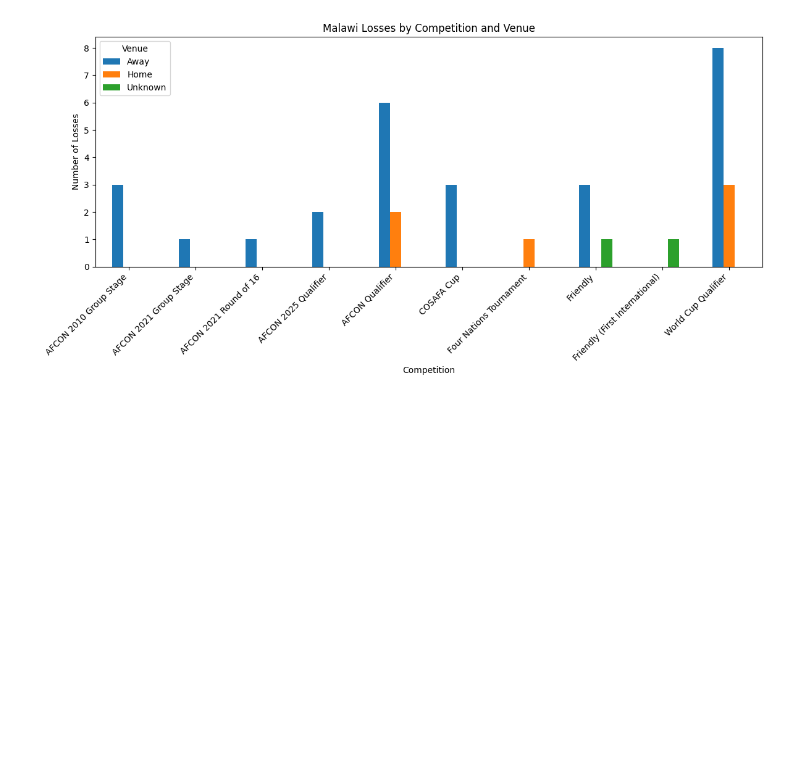
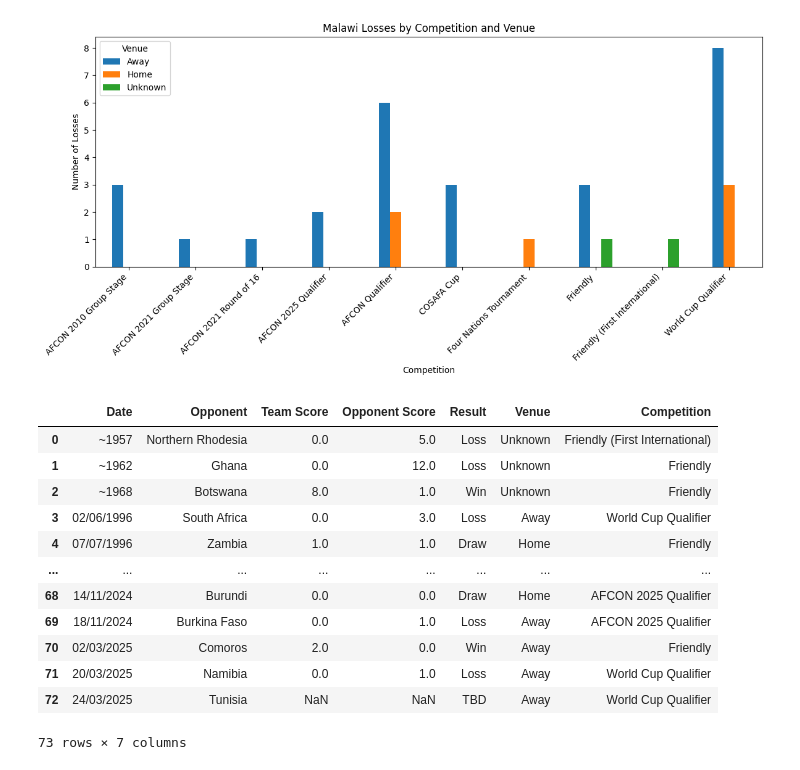
Before and after one commit to Victoire03/Malawi_National_Soccer_Team, a Jupyter notebook: Malawi_National_Soccer_Team.ipynb, the cells around one changed output. Drawn from its saved outputs; the diff is of its cells as text; code cells hidden in the pictures; blank space fills up the shorter version.

```diff
--- a/Malawi_National_Soccer_Team.ipynb
+++ b/Malawi_National_Soccer_Team.ipynb
@@ -63,3 +63,19 @@ plt.tight_layout()
 plt.show()
 # %% [output]
 [figure]
+# %%
+df
+# %% [output]
+|  | Date | Opponent | Team Score | Opponent Score | Result | Venue | Competition |
+| 0 | ~1957 | Northern Rhodesia | 0.0 | 5.0 | Loss | Unknown | Friendly (First International) |
+| 1 | ~1962 | Ghana | 0.0 | 12.0 | Loss | Unknown | Friendly |
+| 2 | ~1968 | Botswana | 8.0 | 1.0 | Win | Unknown | Friendly |
+| 3 | 02/06/1996 | South Africa | 0.0 | 3.0 | Loss | Away | World Cup Qualifier |
+| 4 | 07/07/1996 | Zambia | 1.0 | 1.0 | Draw | Home | Friendly |
+| ... | ... | ... | ... | ... | ... | ... | ... |
+| 68 | 14/11/2024 | Burundi | 0.0 | 0.0 | Draw | Home | AFCON 2025 Qualifier |
+| 69 | 18/11/2024 | Burkina Faso | 0.0 | 1.0 | Loss | Away | AFCON 2025 Qualifier |
+| 70 | 02/03/2025 | Comoros | 2.0 | 0.0 | Win | Away | Friendly |
+| 71 | 20/03/2025 | Namibia | 0.0 | 1.0 | Loss | Away | World Cup Qualifier |
+| 72 | 24/03/2025 | Tunisia | NaN | NaN | TBD | Away | World Cup Qualifier |
+73 rows × 7 columns
```
Also changed, not shown: parts of 2 cells of this notebook.
